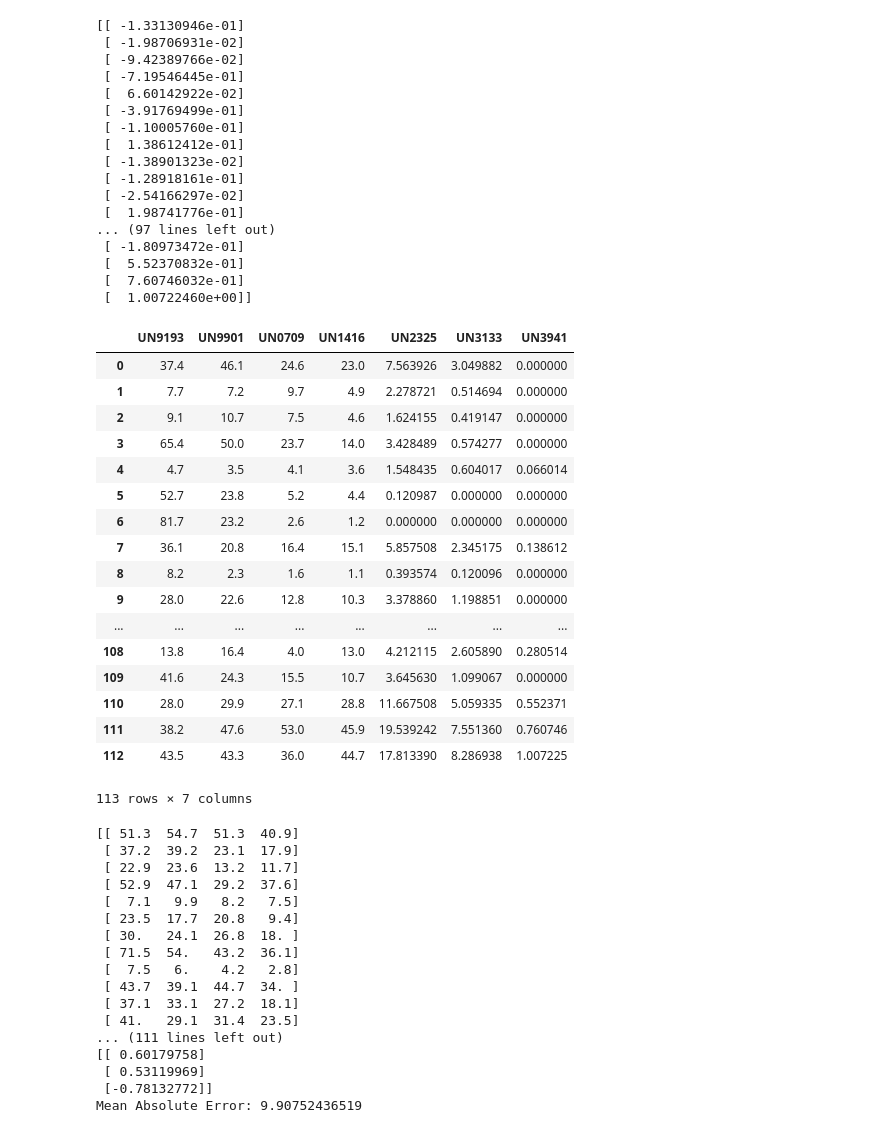
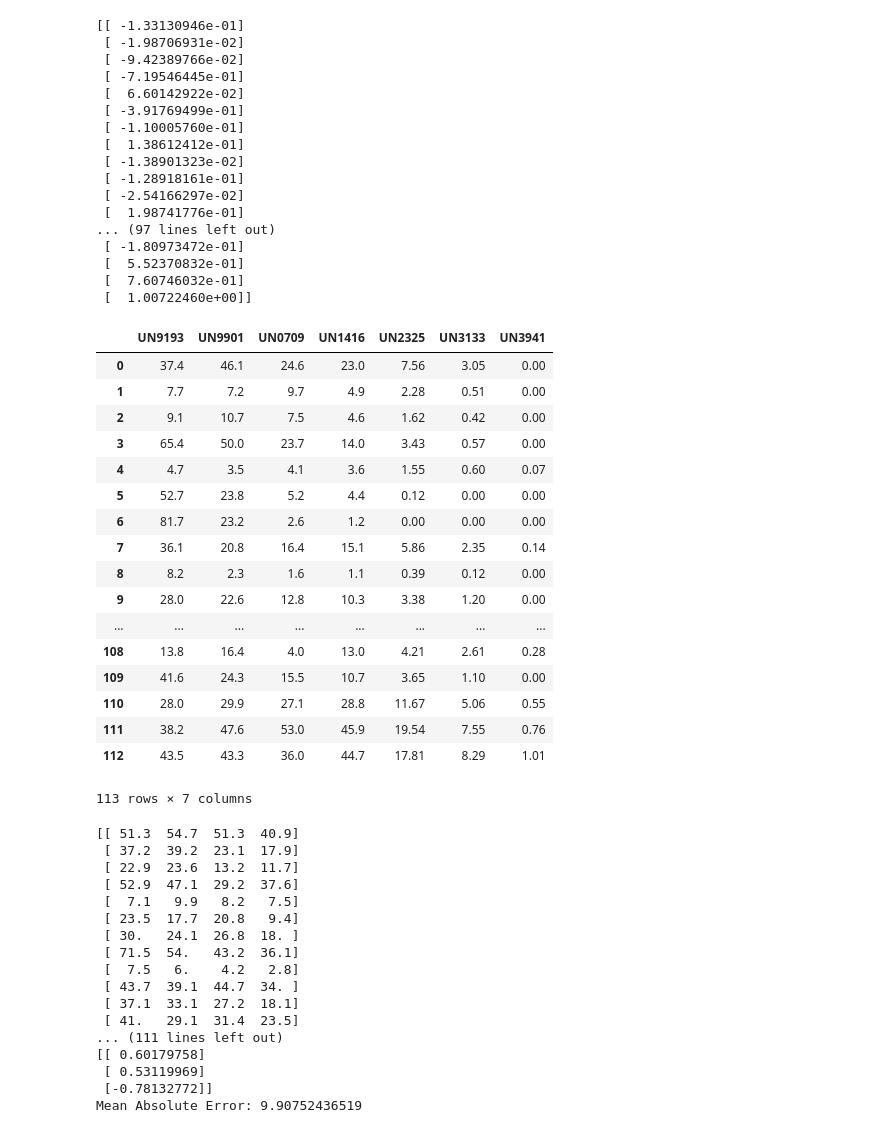
Before and after one commit to rohitshukla92/BigDataProject, a Jupyter notebook: Global Hunger Index.ipynb, the cells around one changed output. Drawn from its saved outputs; the diff is of its cells as text; code cells hidden in the pictures.

```diff
--- a/Global Hunger Index.ipynb
+++ b/Global Hunger Index.ipynb
@@ -457,27 +479,28 @@ X_param1_df_2032['UN3941'] = s
  [  5.52370832e-01]
  [  7.60746032e-01]
  [  1.00722460e+00]]
-# %%
-X_param1_df_2032
-# %% [output]
-|  | UN9193 | UN9901 | UN0709 | UN1416 | UN2325 | UN3133 | UN3941 |
-| 0 | 37.4 | 46.1 | 24.6 | 23.0 | 7.563926 | 3.049882 | 0.000000 |
-| 1 | 7.7 | 7.2 | 9.7 | 4.9 | 2.278721 | 0.514694 | 0.000000 |
-| 2 | 9.1 | 10.7 | 7.5 | 4.6 | 1.624155 | 0.419147 | 0.000000 |
-| 3 | 65.4 | 50.0 | 23.7 | 14.0 | 3.428489 | 0.574277 | 0.000000 |
-| 4 | 4.7 | 3.5 | 4.1 | 3.6 | 1.548435 | 0.604017 | 0.066014 |
-| 5 | 52.7 | 23.8 | 5.2 | 4.4 | 0.120987 | 0.000000 | 0.000000 |
-| 6 | 81.7 | 23.2 | 2.6 | 1.2 | 0.000000 | 0.000000 | 0.000000 |
-| 7 | 36.1 | 20.8 | 16.4 | 15.1 | 5.857508 | 2.345175 | 0.138612 |
-| 8 | 8.2 | 2.3 | 1.6 | 1.1 | 0.393574 | 0.120096 | 0.000000 |
-| 9 | 28.0 | 22.6 | 12.8 | 10.3 | 3.378860 | 1.198851 | 0.000000 |
-| ... | ... | ... | ... | ... | ... | ... | ... |
-| 108 | 13.8 | 16.4 | 4.0 | 13.0 | 4.212115 | 2.605890 | 0.280514 |
-| 109 | 41.6 | 24.3 | 15.5 | 10.7 | 3.645630 | 1.099067 | 0.000000 |
-| 110 | 28.0 | 29.9 | 27.1 | 28.8 | 11.667508 | 5.059335 | 0.552371 |
-| 111 | 38.2 | 47.6 | 53.0 | 45.9 | 19.539242 | 7.551360 | 0.760746 |
-| 112 | 43.5 | 43.3 | 36.0 | 44.7 | 17.813390 | 8.286938 | 1.007225 |
-113 rows × 7 columns
+# %%
+X_param1_df_2032 = X_param1_df_2032.round(2)
+X_param1_df_2032
+# %% [output]
+|  | UN9193 | UN9901 | UN0709 | UN1416 | UN2325 | UN3133 | UN3941 |
+| 0 | 37.4 | 46.1 | 24.6 | 23.0 | 7.56 | 3.05 | 0.00 |
+| 1 | 7.7 | 7.2 | 9.7 | 4.9 | 2.28 | 0.51 | 0.00 |
+| 2 | 9.1 | 10.7 | 7.5 | 4.6 | 1.62 | 0.42 | 0.00 |
+| 3 | 65.4 | 50.0 | 23.7 | 14.0 | 3.43 | 0.57 | 0.00 |
+| 4 | 4.7 | 3.5 | 4.1 | 3.6 | 1.55 | 0.60 | 0.07 |
+| 5 | 52.7 | 23.8 | 5.2 | 4.4 | 0.12 | 0.00 | 0.00 |
+| 6 | 81.7 | 23.2 | 2.6 | 1.2 | 0.00 | 0.00 | 0.00 |
+| 7 | 36.1 | 20.8 | 16.4 | 15.1 | 5.86 | 2.35 | 0.14 |
+| 8 | 8.2 | 2.3 | 1.6 | 1.1 | 0.39 | 0.12 | 0.00 |
+| 9 | 28.0 | 22.6 | 12.8 | 10.3 | 3.38 | 1.20 | 0.00 |
+| ... | ... | ... | ... | ... | ... | ... | ... |
+| 108 | 13.8 | 16.4 | 4.0 | 13.0 | 4.21 | 2.61 | 0.28 |
+| 109 | 41.6 | 24.3 | 15.5 | 10.7 | 3.65 | 1.10 | 0.00 |
+| 110 | 28.0 | 29.9 | 27.1 | 28.8 | 11.67 | 5.06 | 0.55 |
+| 111 | 38.2 | 47.6 | 53.0 | 45.9 | 19.54 | 7.55 | 0.76 |
+| 112 | 43.5 | 43.3 | 36.0 | 44.7 | 17.81 | 8.29 | 1.01 |
+113 rows × 7 columns
 # %%
 X_param2=GHI_rdd4.map(lambda x: [x[2],x[6],x[10],x[14]]).filter(lambda x: x[0]!="stu9094")
 X_param2=np.array(X_param2.collect())
```
Also changed, not shown: parts of 17 cells of this notebook.
